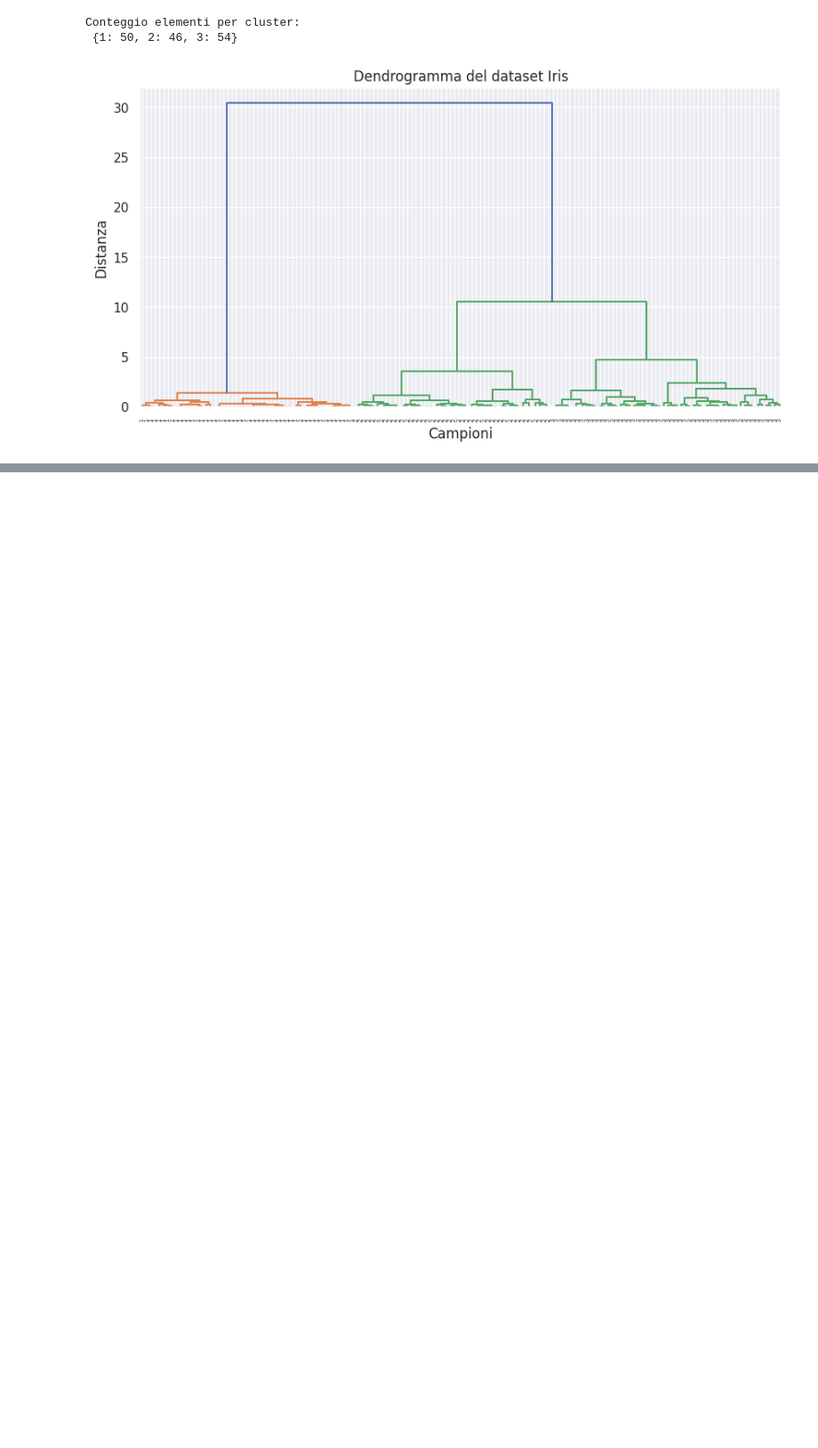
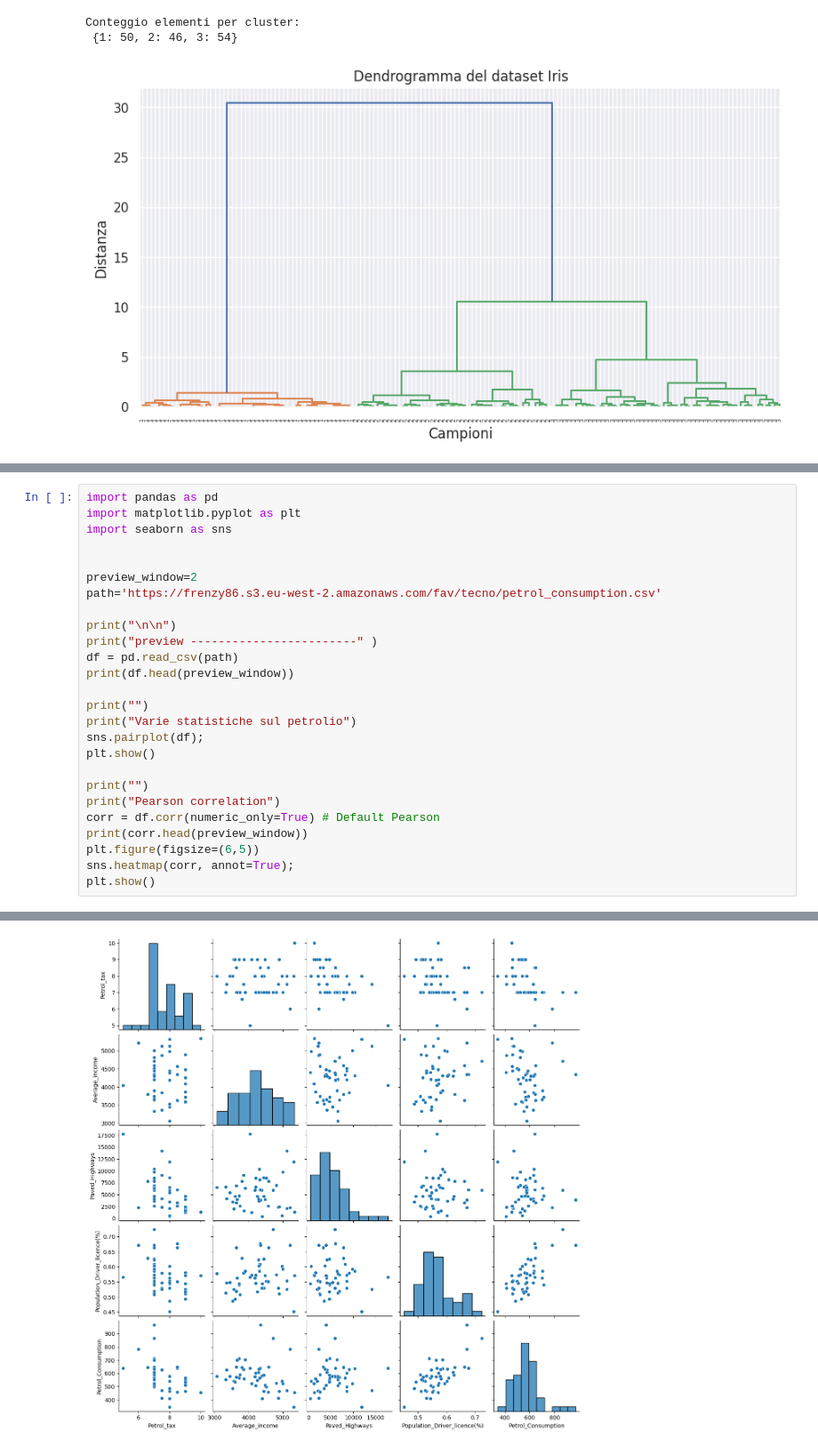
Before and after one commit to Undersk0re/machine-learning-course, a Jupyter notebook: Example/09-seaborn_plot.ipynb, the cells around one changed output, grey strips where cells are left out. Shown at 89% size. Drawn from its saved outputs; the diff is of its cells as text; blank space fills up the shorter version.

```diff
--- a/Example/09-seaborn_plot.ipynb
+++ b/Example/09-seaborn_plot.ipynb
@@ -441,0 +514,27 @@ Conteggio elementi per cluster:
+# %%
+import pandas as pd
+import matplotlib.pyplot as plt
+import seaborn as sns
+
+
+preview_window=2
+path='https://frenzy86.s3.eu-west-2.amazonaws.com/fav/tecno/petrol_consumption.csv'
+
+print("\n\n")
+print("preview ------------------------" )
+df = pd.read_csv(path)
+print(df.head(preview_window))
+
+print("")
+print("Varie statistiche sul petrolio")
+sns.pairplot(df);
+plt.show()
+
+print("")
+print("Pearson correlation")
+corr = df.corr(numeric_only=True) # Default Pearson
+print(corr.head(preview_window))
+plt.figure(figsize=(6,5))
+sns.heatmap(corr, annot=True);
+plt.show()
+# %% [output]
@@ -441,0 +551 @@ Conteggio elementi per cluster:
+[figure, added]
```
Also changed, not shown: parts of 9 cells of this notebook, 1 other file.
